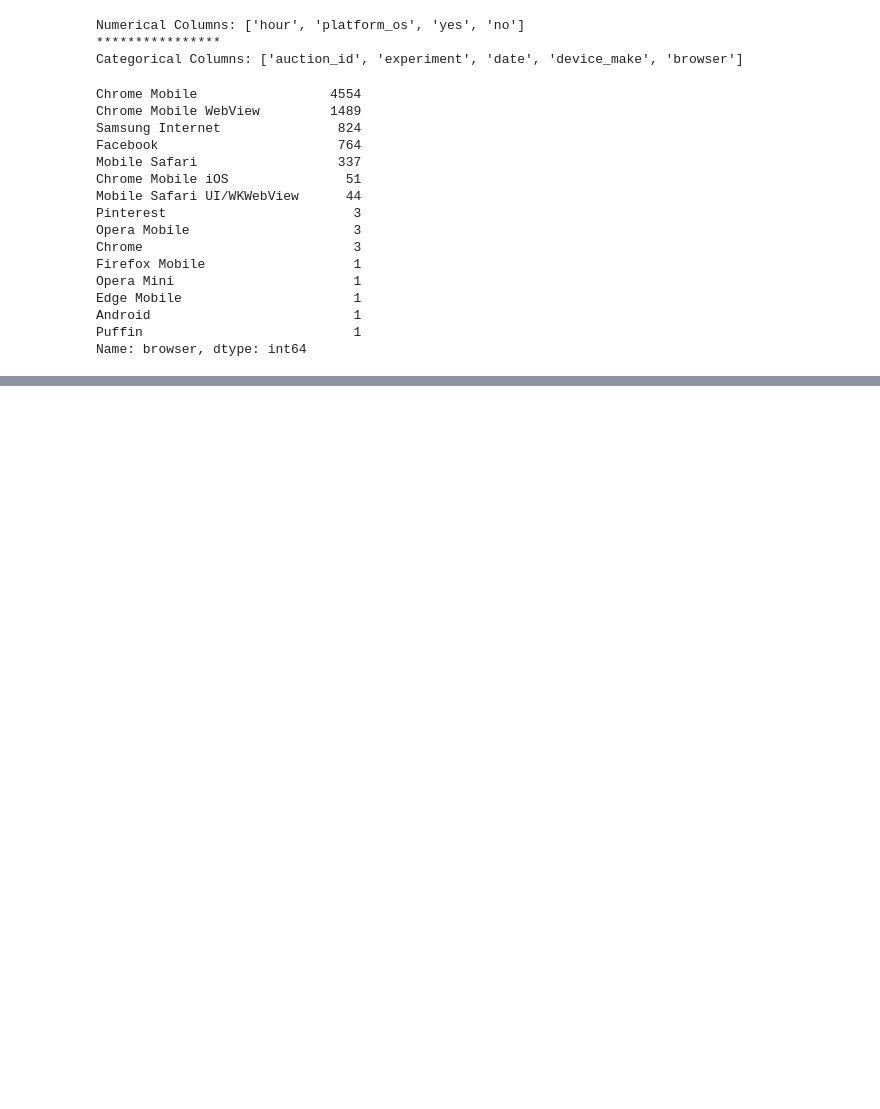
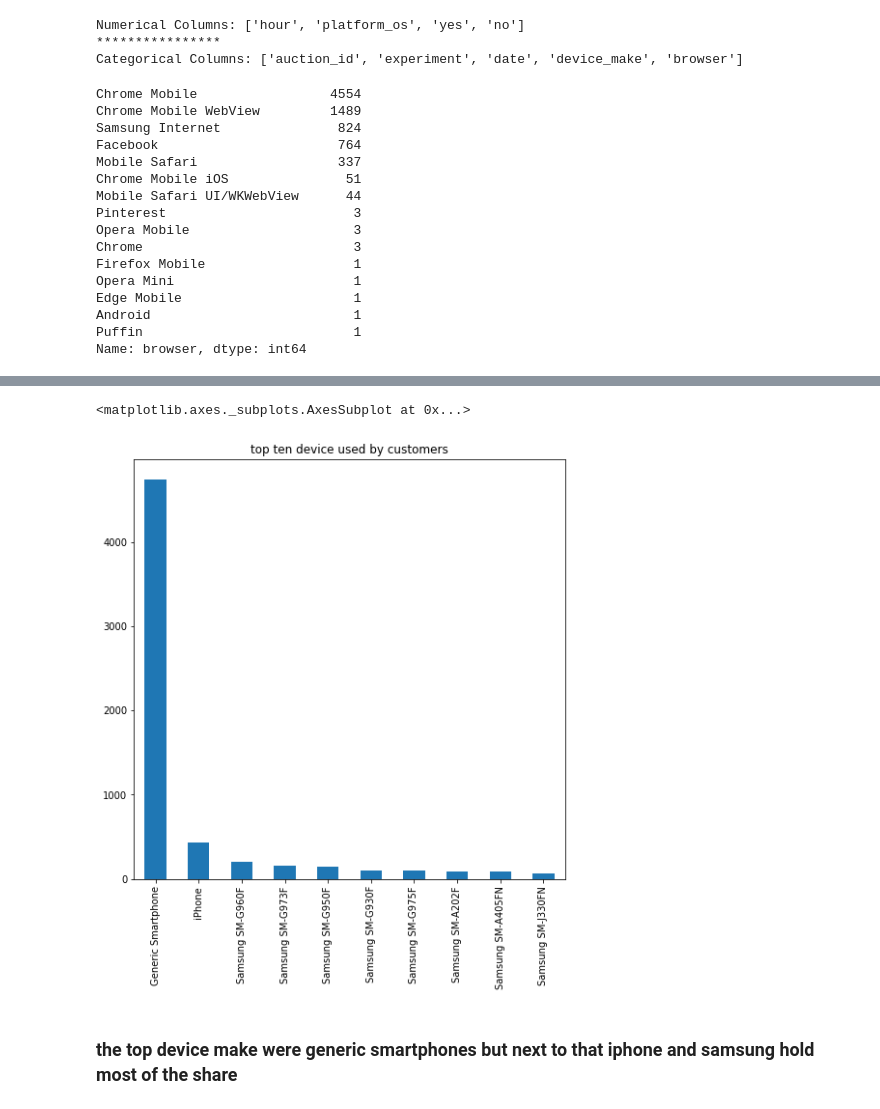
Before and after one commit to sam23121/abtest-mlops, a Jupyter notebook: notebooks/Untitled.ipynb, the cells around one changed output, grey strips where cells are left out. Saved outputs shown, nothing was run; the diff lists cells and outputs as text; code cells hidden in the pictures; blank space fills up the shorter version.

```diff
--- a/notebooks/Untitled.ipynb
+++ b/notebooks/Untitled.ipynb
@@ -110,0 +155,8 @@ Name: browser, dtype: int64
+# %%
+device_make = pd.Series(df['device_make'].value_counts()).head(10)
+device_make.plot(kind="bar", title="top ten device used by customers", figsize=[8, 8])
+# %% [output]
+<matplotlib.axes._subplots.AxesSubplot at 0x...>
+[figure, added]
+# %% [markdown]
+### the top device make were generic smartphones but next to that iphone and samsung hold most of the share
```
Also changed, not shown: parts of 13 cells of this notebook.
